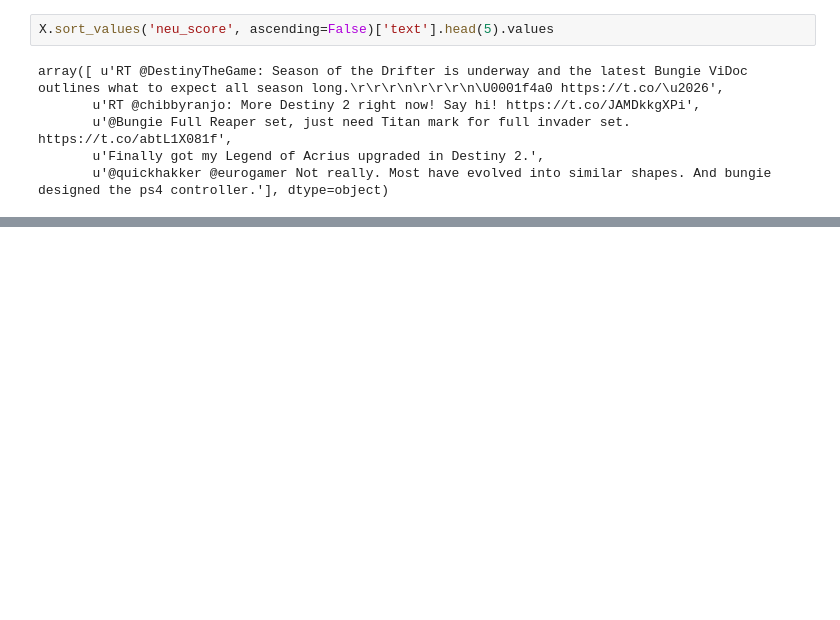
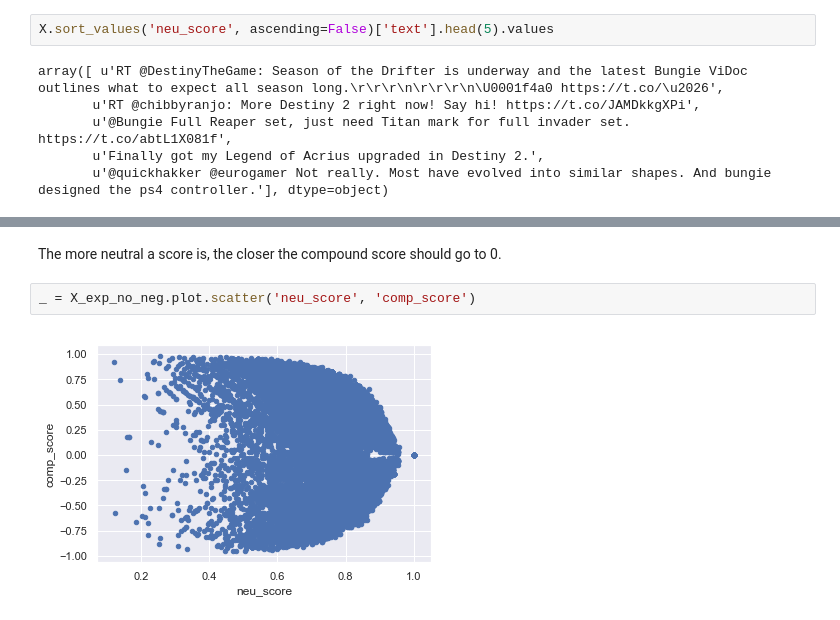
Before and after one commit to salvis2/SpringboardAlvis, a Jupyter notebook: capstone_project_2/notebooks/twitter_project_ida.ipynb, the cells around one changed output, grey strips where cells are left out. Cells and saved outputs as stored; diff of their text form; blank space fills up the shorter version.

```diff
--- a/capstone_project_2/notebooks/twitter_project_ida.ipynb
+++ b/capstone_project_2/notebooks/twitter_project_ida.ipynb
@@ -282,0 +1018,6 @@ See what kinds of users there are? Put it more data, see what separates users wi
+# %% [markdown]
+The more neutral a score is, the closer the compound score should go to 0.
+# %%
+_ = X_exp_no_neg.plot.scatter('neu_score', 'comp_score')
+# %% [output]
+[figure, added]
```
Also changed, not shown: parts of 138 cells of this notebook.
